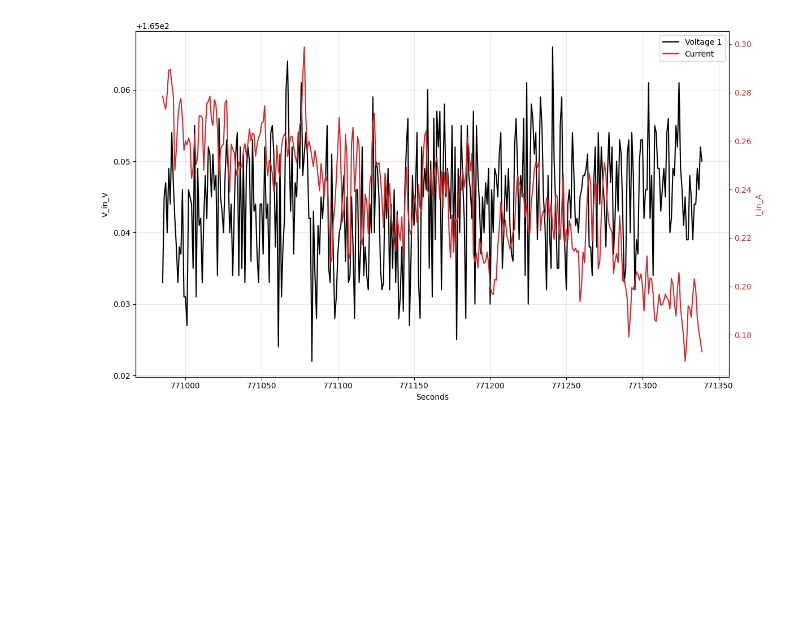
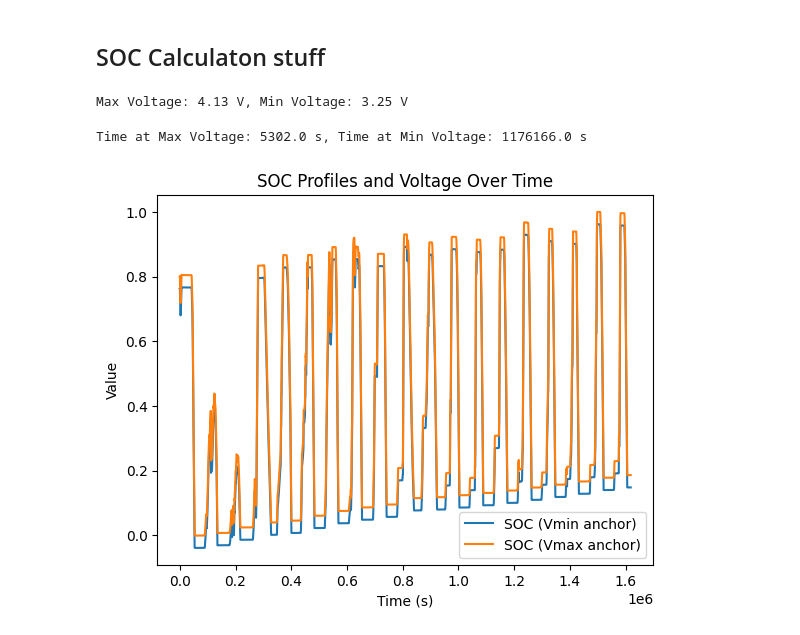
Before and after one commit to tamoghnabh/Shadow-Project, a Jupyter notebook: eoc_eod_filter.ipynb, the cells around one changed output. Drawn from its saved outputs; the diff is of its cells as text; code cells hidden in the pictures; blank space fills up the shorter version.

```diff
--- a/eoc_eod_filter.ipynb
+++ b/eoc_eod_filter.ipynb
@@ -57,6 +48,46 @@ relax = sample_data[(sample_data['Seconds'] >= charge_relaxations[0][0]) & (samp
-# %%
-column_map = {1: 'V_in_V', 2: 'I_in_A'}
-plot_multi_axis(relax, column_map, ('Voltage 1', 'Current'), x='Seconds')
-plt.show()
-# %% [output]
-[figure, removed]
+# %% [markdown]
+## SOC Calculaton stuff
+# %%
+max_V = sample_data['V_cell_in_V'].max()
+min_V = sample_data['V_cell_in_V'].min()
+print(f'Max Voltage: {max_V:.2f} V, Min Voltage: {min_V:.2f} V')
+# %% [output]
+Max Voltage: 4.13 V, Min Voltage: 3.25 V
+# %%
+# Find time corresponding times to max and min V which I can associate with the 100 and 0 SOC points for the coulomb counting method
+max_V_time = sample_data[sample_data['V_cell_in_V'] == max_V]['Seconds'].iloc[0]
+min_V_time = sample_data[sample_data['V_cell_in_V'] == min_V]['Seconds'].iloc[0]
+print(f'Time at Max Voltage: {max_V_time} s, Time at Min Voltage: {min_V_time} s')
+# %% [output]
+Time at Max Voltage: 5302.0 s, Time at Min Voltage: 1176166.0 s
+# %%
+# Use these times as anchor points for the coulomb counting method to get SOC profile over the entire time range
+soc_vmin = coulomb_count_bidirectional(
+    sample_data,
+    capacity_ah=cell_capacity_ah,
+    anchor_time=min_V_time,
+    anchor_soc=.1,
+    clip_soc=False
+)
+
+soc_vmax = coulomb_count_bidirectional(
+    sample_data,
+    capacity_ah=cell_capacity_ah,
+    anchor_time=max_V_time,
+    anchor_soc=.8,
+    clip_soc=False
+)
+# %%
+sample_data['SOC_vmin'] = soc_vmin
+sample_data['SOC_vmax'] = soc_vmax
+# %%
+plt.plot(sample_data['Seconds'], sample_data['SOC_vmin'], label='SOC (Vmin anchor)')
+plt.plot(sample_data['Seconds'], sample_data['SOC_vmax'], label='SOC (Vmax anchor)')
+# plt.plot(sample_data['Seconds'], sample_data['V_cell_in_V'], label='Voltage')
+plt.xlabel('Time (s)')
+plt.ylabel('Value')
+plt.title('SOC Profiles and Voltage Over Time')
+plt.legend()
+plt.show()
+# %% [output]
+[figure, added]
```
Also changed, not shown: parts of 12 cells of this notebook, 2 other files.
